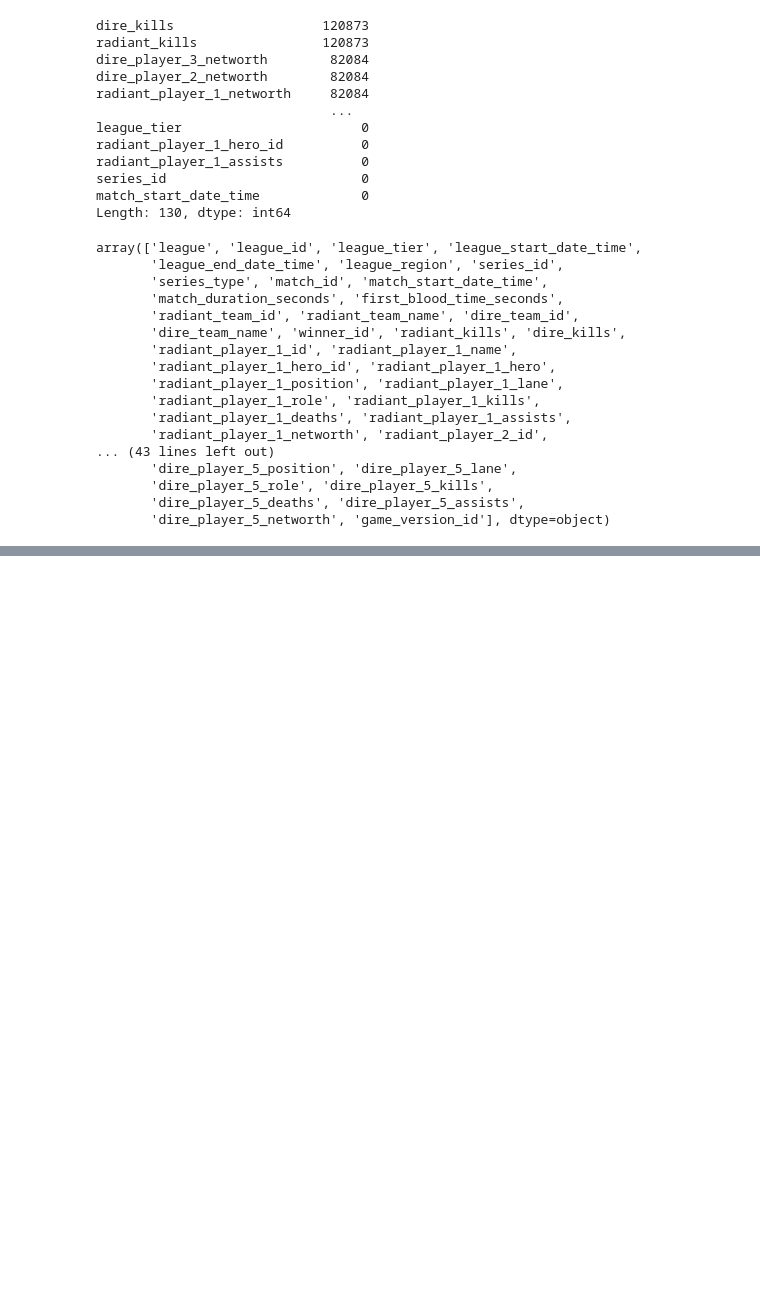
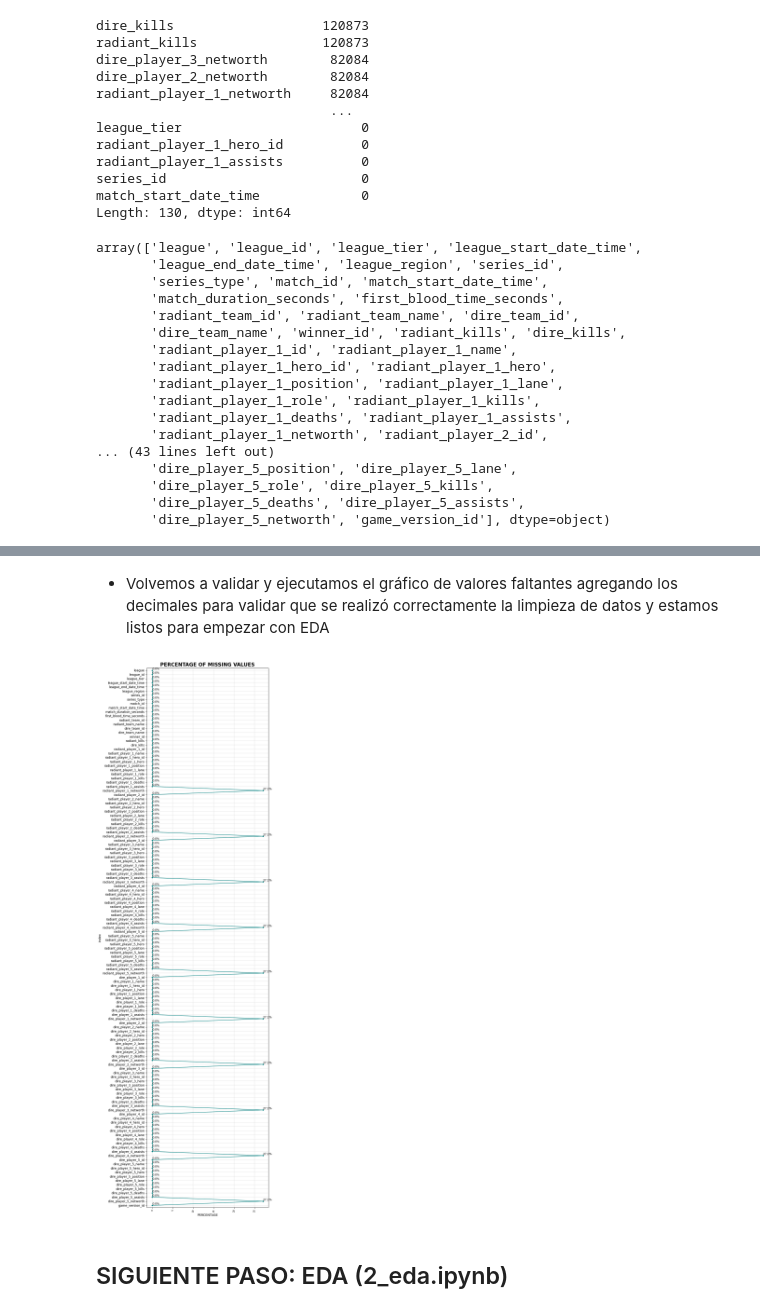
Before and after one commit to rtezen23/dota_2_eda, a Jupyter notebook: 1_data_cleaning.ipynb, the cells around one changed output, grey strips where cells are left out. Saved outputs shown, nothing was run; the diff lists cells and outputs as text; code cells hidden in the pictures; blank space fills up the shorter version.

```diff
--- a/1_data_cleaning.ipynb
+++ b/1_data_cleaning.ipynb
@@ -109,0 +566,8 @@ array(['league', 'league_id', 'league_tier', 'league_start_date_time',
+# %% [markdown]
+* Volvemos a validar y ejecutamos el gráfico de valores faltantes agregando los decimales para validar que se realizó correctamente la limpieza de datos y estamos listos para empezar con EDA
+# %%
+get_missing_values()
+# %% [output]
+[figure, added]
+# %% [markdown]
+## SIGUIENTE PASO: EDA (2_eda.ipynb)
```
Also changed, not shown: parts of 54 cells of this notebook.
